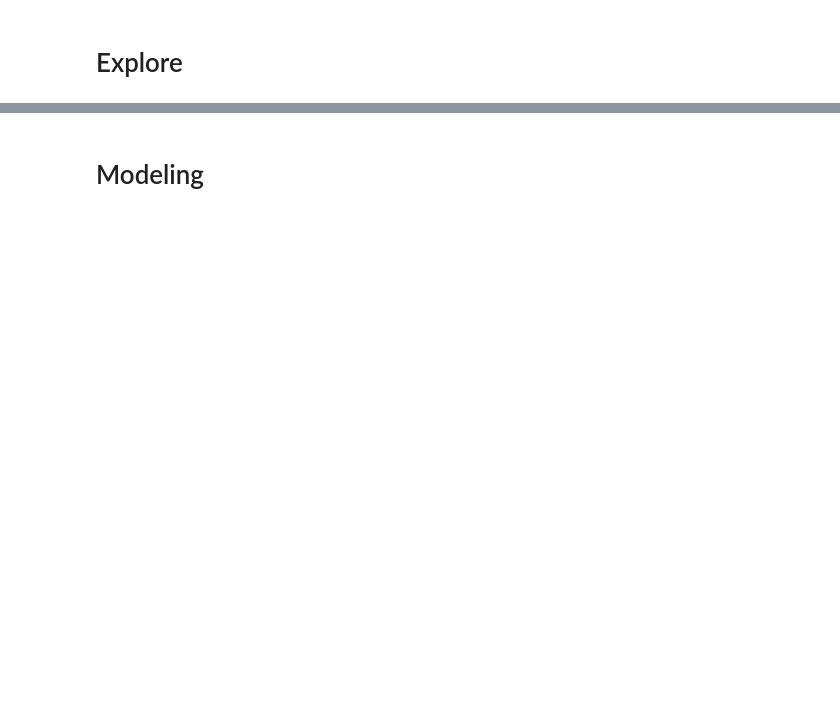
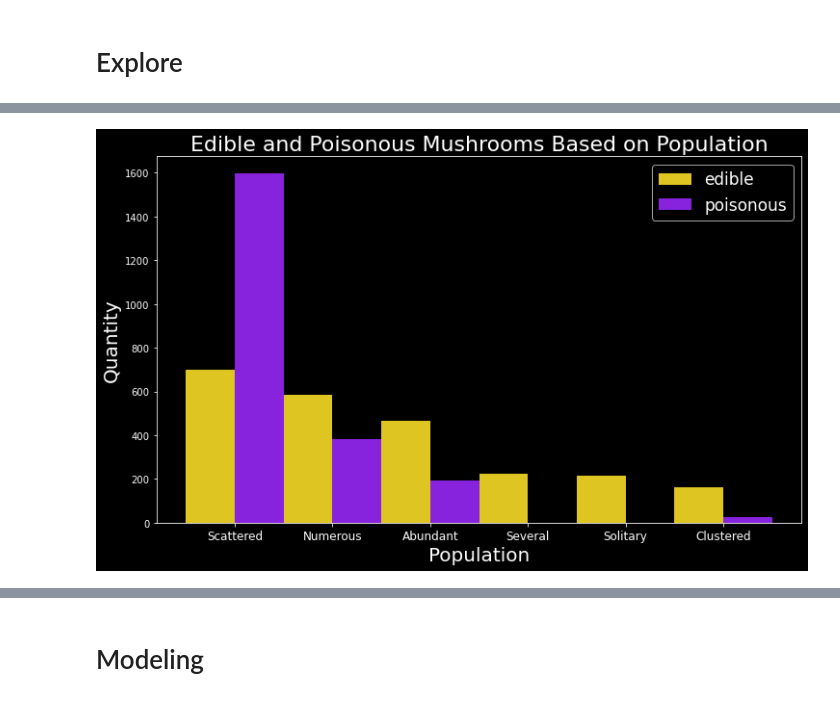
Before and after one commit to paigerackley/mushroom-classification-project, a Jupyter notebook: final_notebook.ipynb, the cells around one changed output, grey strips where cells are left out. Saved outputs shown, nothing was run; the diff lists cells and outputs as text; code cells hidden in the pictures; blank space fills up the shorter version.

```diff
--- a/final_notebook.ipynb
+++ b/final_notebook.ipynb
@@ -62,0 +196,5 @@ My goals are to use the data I have to create a ML Classification model that can
+# %%
+# population chart
+pop_chart(train)
+# %% [output]
+[figure, added]
```
Also changed, not shown: parts of 64 cells of this notebook, 2 other files.
